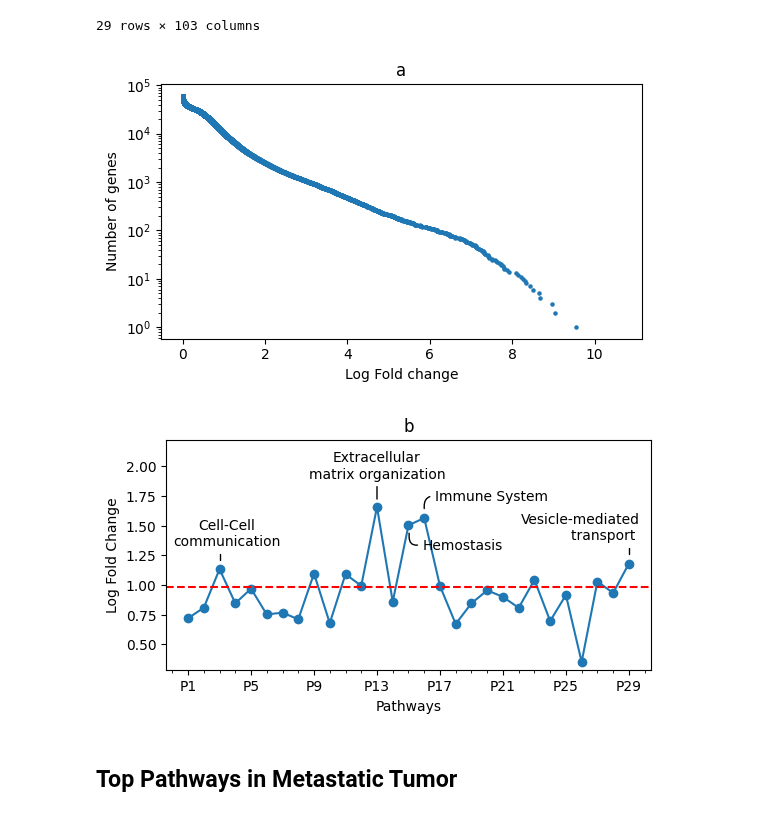
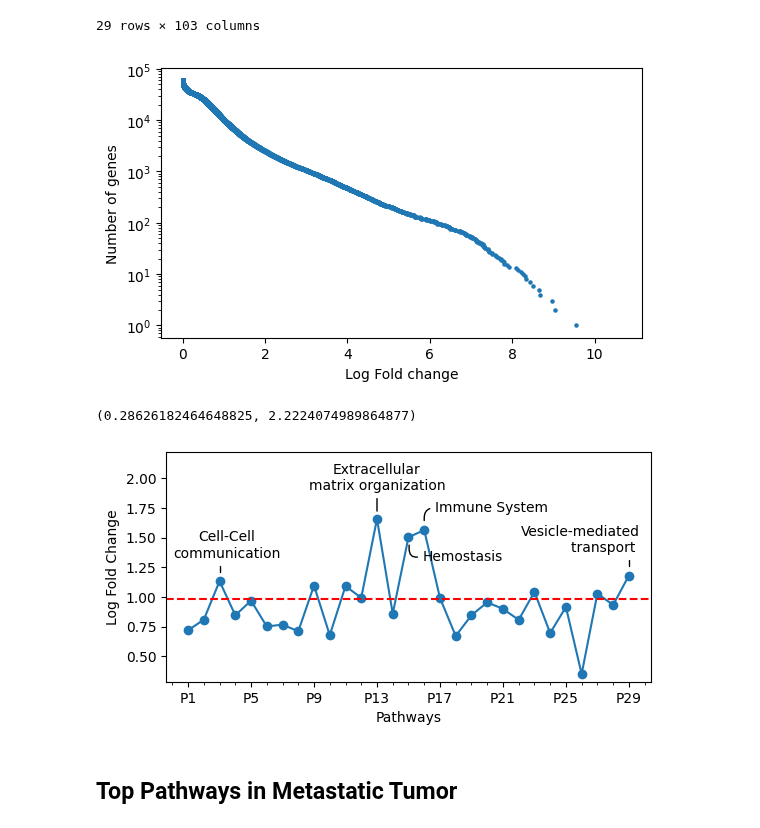
Before and after one commit to SamSaladino/FC-of-Genetic-pathways, a Jupyter notebook: Melanoma_expr_pathways.ipynb, the cells around one changed output. Saved outputs shown, nothing was run; the diff lists cells and outputs as text; code cells hidden in the pictures.

```diff
--- a/Melanoma_expr_pathways.ipynb
+++ b/Melanoma_expr_pathways.ipynb
@@ -101,21 +101,17 @@ top_primary_matrix
 # %%
 x = top_primary_pathw.fold_change.abs().mean(axis=1).sort_values(ascending=False).to_numpy()
 y = range(x.size)
 
 fig_height = 3.5
 fig_width = fig_height * 1.618
 fig, ax = plt.subplots(figsize=(fig_width, fig_height))
 plt.scatter(x=x, y=y, s=5)
 plt.yscale('log')
-plt.title('a')
 plt.xlabel('Log Fold change')
 plt.ylabel('Number of genes')
 plt.tight_layout()
-
-path = os.path.join('figures_tables', 'Fig_4a.pdf')
-plt.savefig(path, bbox_inches='tight')
 # %% [output]
-[figure, old version]
+[figure, new version]
 # %%
 y = top_primary_pathw.pathway_data.mean(axis=1).to_numpy()
 x = [f'P{i}' for i in range(1, 30)]
@@ -178,7 +174,6 @@ ax.annotate('Vesicle-mediated\ntransport ',
                               arrowstyle = "-",
                               connectionstyle="angle,angleA=0,angleB=90,rad=10"))
 
-plt.title('b')
 plt.ylabel('Log Fold Change')
 plt.xlabel('Pathways')
 plt.tight_layout()
@@ -186,11 +181,9 @@ plt.tight_layout()
 ylim = list(plt.ylim())
 ylim[1] += 0.5
 plt.ylim(ylim)
-
-path = os.path.join('figures_tables', 'Fig_4b.pdf')
-plt.savefig(path, bbox_inches='tight')
 # %% [output]
+(0.28626182464648825, 2.2224074989864877)
-[figure, old version]
+[figure, new version]
 # %% [markdown]
 ## Top Pathways in Metastatic Tumor
 # %%
```
Also changed, not shown: parts of 18 cells of this notebook, 20 other files.
